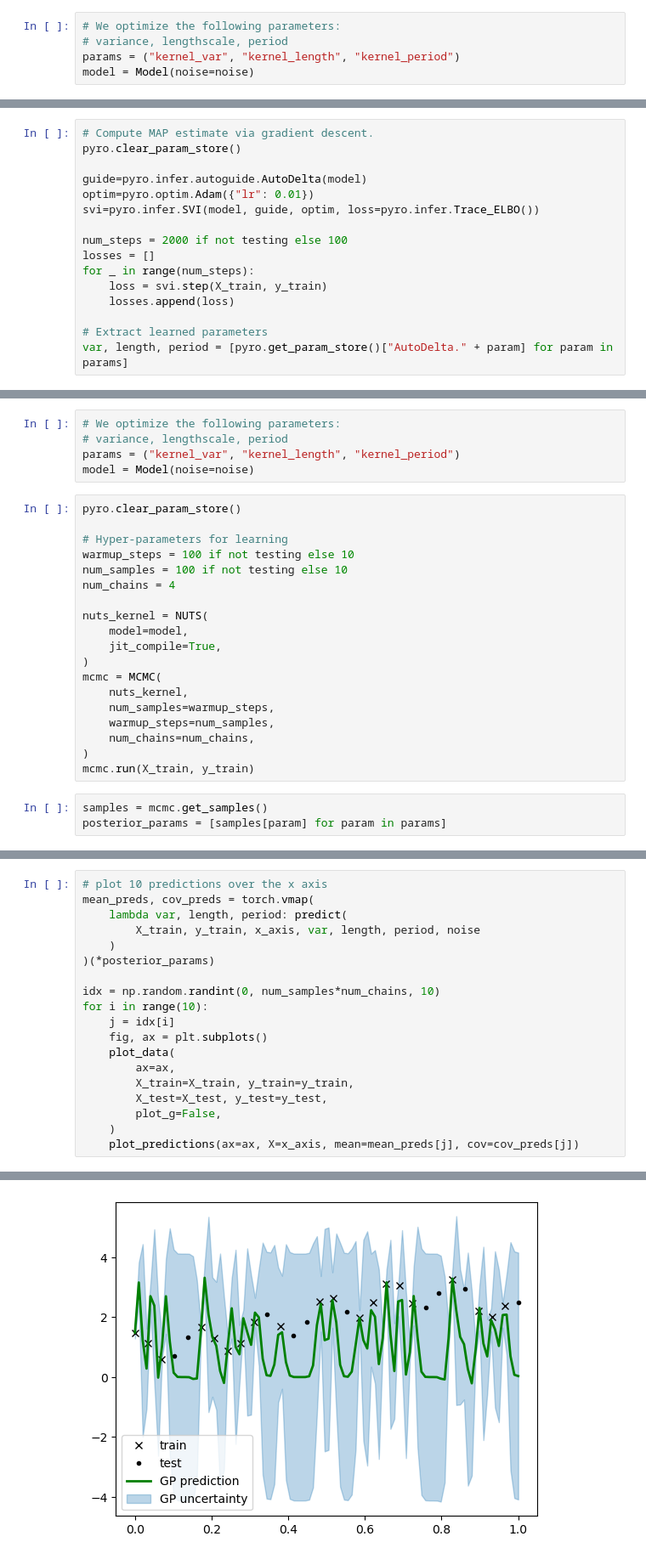
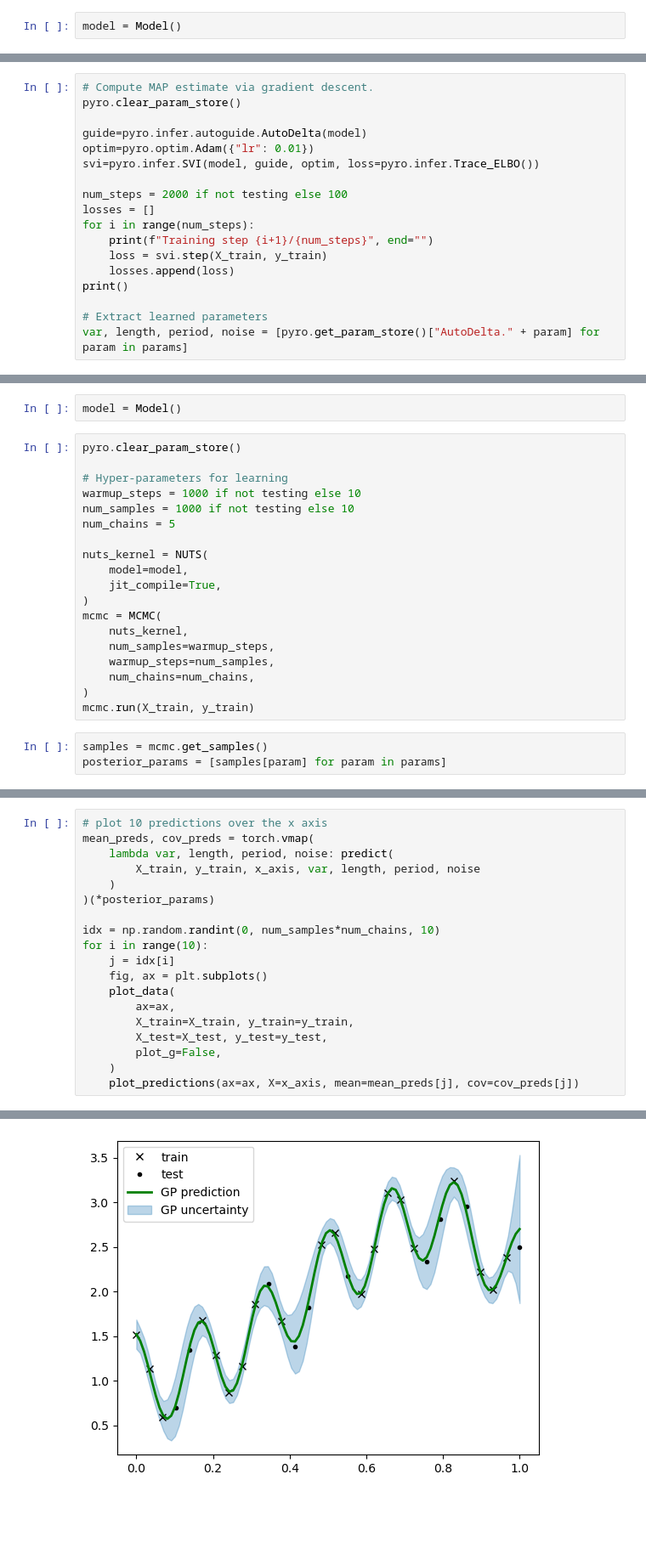
Before and after one commit to joshniemela/ProbabilisticML, a Jupyter notebook: exam/src/gp.ipynb, the cells around one changed output, grey strips where cells are left out. Shown at 85% size. Drawn from its saved outputs; the diff is of its cells as text; blank space fills up the shorter version.

Commit message:
Add noise as GP learning parameter

```diff
--- a/exam/src/gp.ipynb
+++ b/exam/src/gp.ipynb
@@ -143,10 +140,7 @@ plot_data(ax, X_train, y_train, X_test, y_test)
 # %% [markdown]
 # Training via variational inference
 # %%
-# We optimize the following parameters:
-# variance, lengthscale, period
-params = ("kernel_var", "kernel_length", "kernel_period")
-model = Model(noise=noise)
+model = Model()
 # %%
 # Samples of unlearned GP
 fig, ax = plt.subplots()
@@ -163,9 +157,11 @@ svi=pyro.infer.SVI(model, guide, optim, loss=pyro.infer.Trace_ELBO())
 
 num_steps = 2000 if not testing else 100
 losses = []
-for _ in range(num_steps):
+for i in range(num_steps):
+    print(f"Training step {i+1}/{num_steps}", end="")
     loss = svi.step(X_train, y_train)
     losses.append(loss)
+print()
 
 # Extract learned parameters
-var, length, period = [pyro.get_param_store()["AutoDelta." + param] for param in params]
+var, length, period, noise = [pyro.get_param_store()["AutoDelta." + param] for param in params]
@@ -203,17 +201,14 @@ Log-likelihood of test samples: 9.426456153979448
 # %% [markdown]
 # Training via MCMC with NUTS
 # %%
-# We optimize the following parameters:
-# variance, lengthscale, period
-params = ("kernel_var", "kernel_length", "kernel_period")
-model = Model(noise=noise)
+model = Model()
 # %%
 pyro.clear_param_store()
 
 # Hyper-parameters for learning
-warmup_steps = 100 if not testing else 10
-num_samples = 100 if not testing else 10
-num_chains = 4
+warmup_steps = 1000 if not testing else 10
+num_samples = 1000 if not testing else 10
+num_chains = 5
 
 nuts_kernel = NUTS(
     model=model,
@@ -232,7 +247,7 @@ posterior_params = [samples[param] for param in params]
 # %%
 # plot 10 predictions over the x axis
 mean_preds, cov_preds = torch.vmap(
-    lambda var, length, period: predict(
+    lambda var, length, period, noise: predict(
         X_train, y_train, x_axis, var, length, period, noise
     )
 )(*posterior_params)
@@ -261,4 +276,4 @@ for i in range(10):
-[figure, old version]
+[figure, new version]
 # %%
 # Calculate the log-likelihood of the average
 # of the sampled predictions on the test data
```
Also changed, not shown: parts of 15 cells of this notebook.
